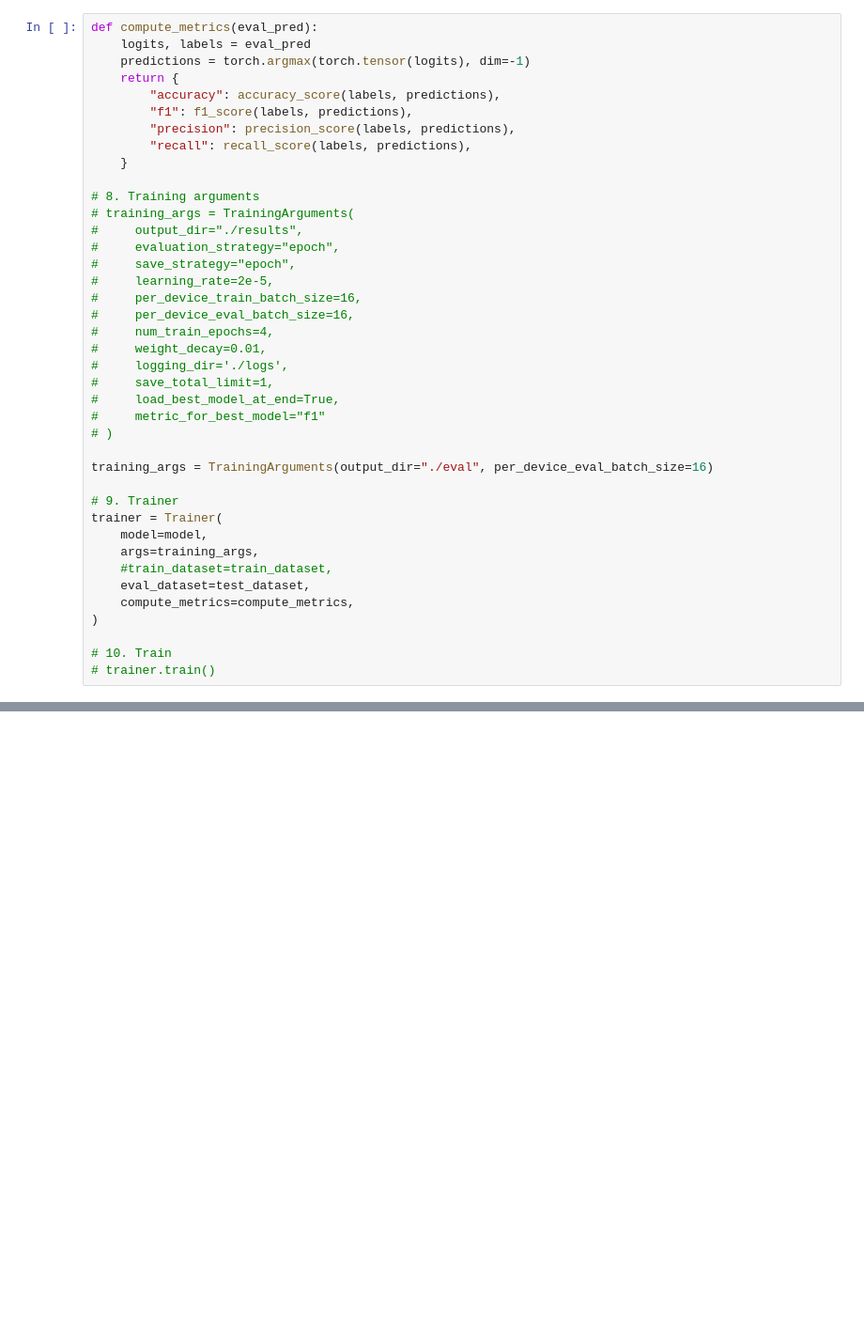
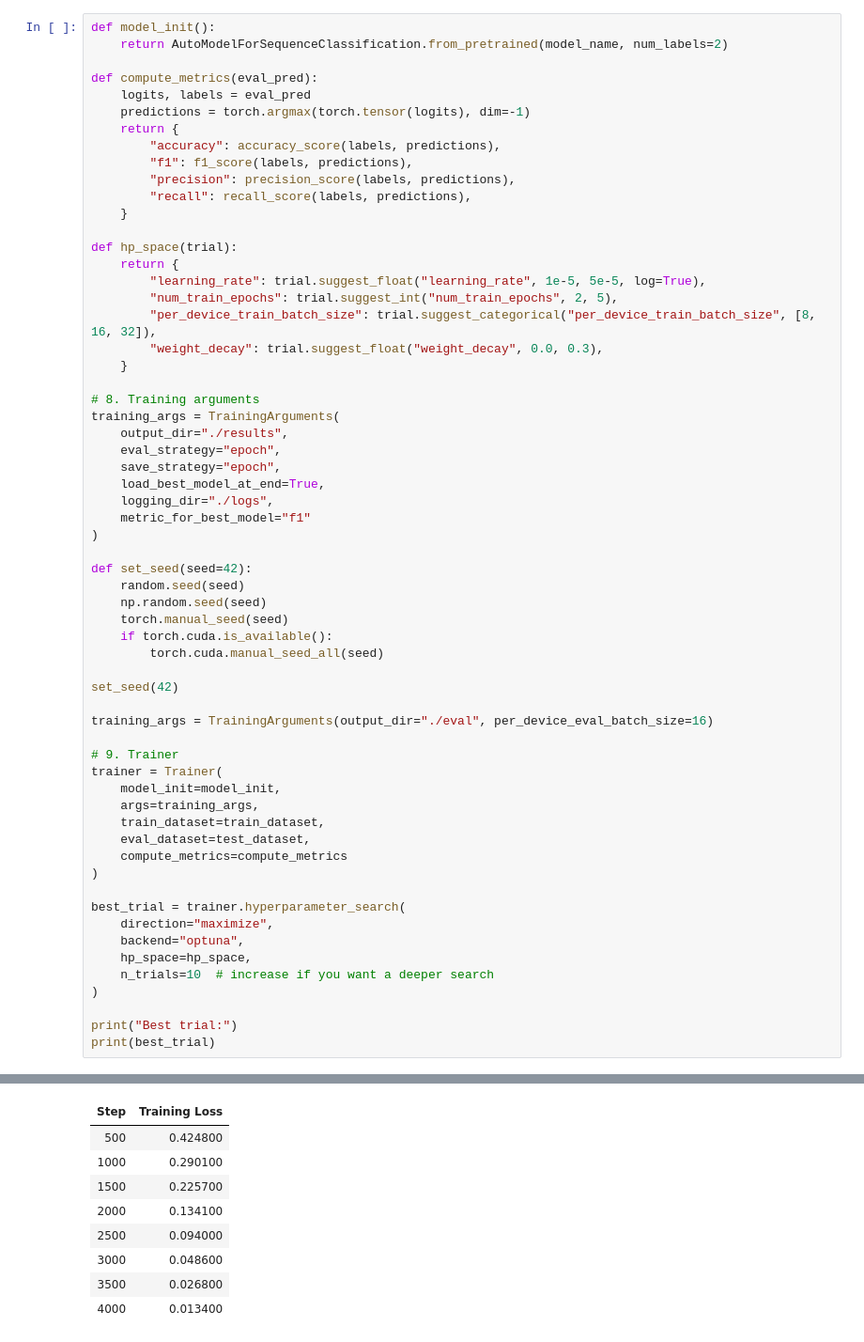
Before and after one commit to AmyMcMahon/FYP, a Jupyter notebook: src/finetune_model.ipynb, the cells around one changed output, grey strips where cells are left out. Shown: that part at 94% size. Saved outputs shown, nothing was run; the diff lists cells and outputs as text; blank space fills up the shorter version.

```diff
--- a/src/finetune_model.ipynb
+++ b/src/finetune_model.ipynb
@@ -35,4 +69,7 @@ test_dataset = test_dataset.map(tokenize_function, batched=True)
 # %%
+def model_init():
+    return AutoModelForSequenceClassification.from_pretrained(model_name, num_labels=2)
+
 def compute_metrics(eval_pred):
     logits, labels = eval_pred
     predictions = torch.argmax(torch.tensor(logits), dim=-1)
@@ -43,32 +80,51 @@ def compute_metrics(eval_pred):
         "recall": recall_score(labels, predictions),
     }
 
+def hp_space(trial):
+    return {
+        "learning_rate": trial.suggest_float("learning_rate", 1e-5, 5e-5, log=True),
+        "num_train_epochs": trial.suggest_int("num_train_epochs", 2, 5),
+        "per_device_train_batch_size": trial.suggest_categorical("per_device_train_batch_size", [8, 16, 32]),
+        "weight_decay": trial.suggest_float("weight_decay", 0.0, 0.3),
+    }
+
 # 8. Training arguments
-# training_args = TrainingArguments(
-#     output_dir="./results",
-#     evaluation_strategy="epoch",
-#     save_strategy="epoch",
-#     learning_rate=2e-5,
-#     per_device_train_batch_size=16,
-#     per_device_eval_batch_size=16,
-#     num_train_epochs=4,
-#     weight_decay=0.01,
-#     logging_dir='./logs',
-#     save_total_limit=1,
-#     load_best_model_at_end=True,
-#     metric_for_best_model="f1"
-# )
+training_args = TrainingArguments(
+    output_dir="./results",
+    eval_strategy="epoch",
+    save_strategy="epoch",
+    load_best_model_at_end=True,
+    logging_dir="./logs",
+    metric_for_best_model="f1"
+)
+
+def set_seed(seed=42):
+    random.seed(seed)
+    np.random.seed(seed)
+    torch.manual_seed(seed)
+    if torch.cuda.is_available():
+        torch.cuda.manual_seed_all(seed)
+
+set_seed(42)
 
 training_args = TrainingArguments(output_dir="./eval", per_device_eval_batch_size=16)
 
 # 9. Trainer
 trainer = Trainer(
-    model=model,
+    model_init=model_init,
     args=training_args,
-    #train_dataset=train_dataset,
+    train_dataset=train_dataset,
     eval_dataset=test_dataset,
-    compute_metrics=compute_metrics,
+    compute_metrics=compute_metrics
 )
 
-# 10. Train
-# trainer.train()
+best_trial = trainer.hyperparameter_search(
+    direction="maximize",
+    backend="optuna",
+    hp_space=hp_space,
+    n_trials=10  # increase if you want a deeper search
+)
+
+print("Best trial:")
+print(best_trial)
+# %% [output]
@@ -74,0 +133,9 @@ trainer = Trainer(
+| Step | Training Loss |
+| 500 | 0.424800 |
+| 1000 | 0.290100 |
+| 1500 | 0.225700 |
+| 2000 | 0.134100 |
+| 2500 | 0.094000 |
+| 3000 | 0.048600 |
+| 3500 | 0.026800 |
+| 4000 | 0.013400 |
```
Also changed, not shown: parts of 12 cells of this notebook, 3 other files.
